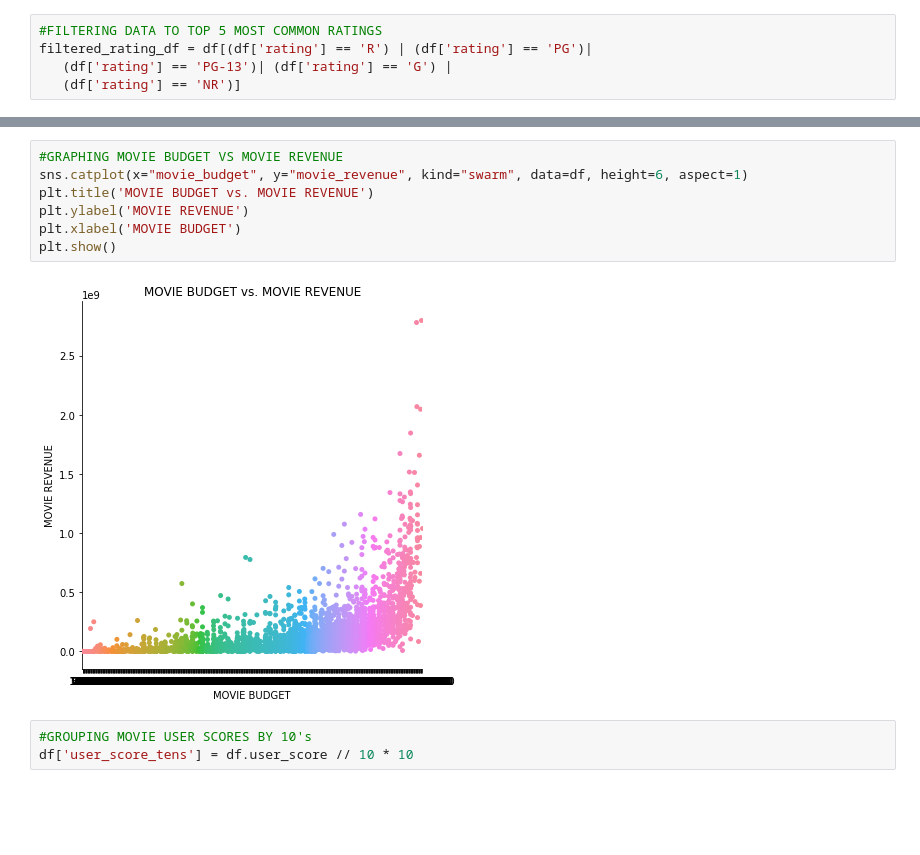
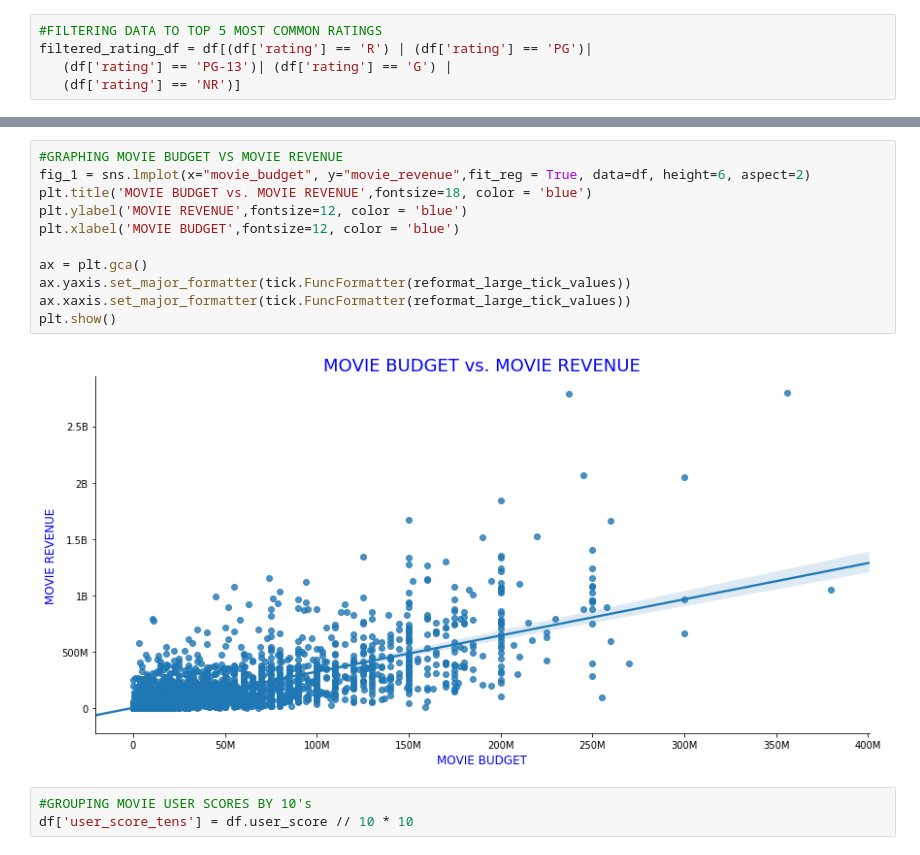
Before and after one commit to gabrieljarosi/dsc-mod-1-project-v2-1-onl01-dtsc-pt-041320, a Jupyter notebook: student.ipynb, the cells around one changed output, grey strips where cells are left out. Cells and saved outputs as stored; diff of their text form; blank space fills up the shorter version.

```diff
--- a/student.ipynb
+++ b/student.ipynb
@@ -535,12 +576,16 @@ plt.show()
 # %%
 #GRAPHING MOVIE BUDGET VS MOVIE REVENUE
-sns.catplot(x="movie_budget", y="movie_revenue", kind="swarm", data=df, height=6, aspect=1)
-plt.title('MOVIE BUDGET vs. MOVIE REVENUE')
-plt.ylabel('MOVIE REVENUE')
-plt.xlabel('MOVIE BUDGET')
+fig_1 = sns.lmplot(x="movie_budget", y="movie_revenue",fit_reg = True, data=df, height=6, aspect=2)
+plt.title('MOVIE BUDGET vs. MOVIE REVENUE',fontsize=18, color = 'blue')
+plt.ylabel('MOVIE REVENUE',fontsize=12, color = 'blue')
+plt.xlabel('MOVIE BUDGET',fontsize=12, color = 'blue')
+
+ax = plt.gca()
+ax.yaxis.set_major_formatter(tick.FuncFormatter(reformat_large_tick_values))
+ax.xaxis.set_major_formatter(tick.FuncFormatter(reformat_large_tick_values))
 plt.show()
 # %% [output]
-[figure, old version]
+[figure, new version]
 # %%
 #GROUPING MOVIE USER SCORES BY 10's
 df['user_score_tens'] = df.user_score // 10 * 10
```
Also changed, not shown: parts of 9 cells of this notebook.
